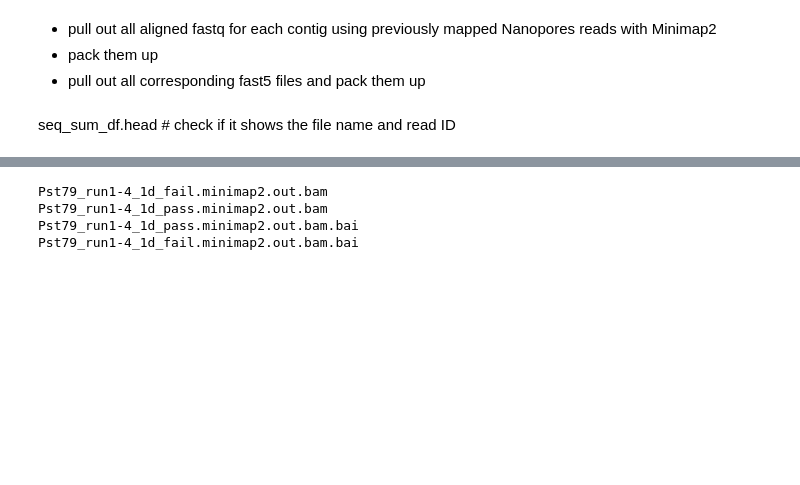
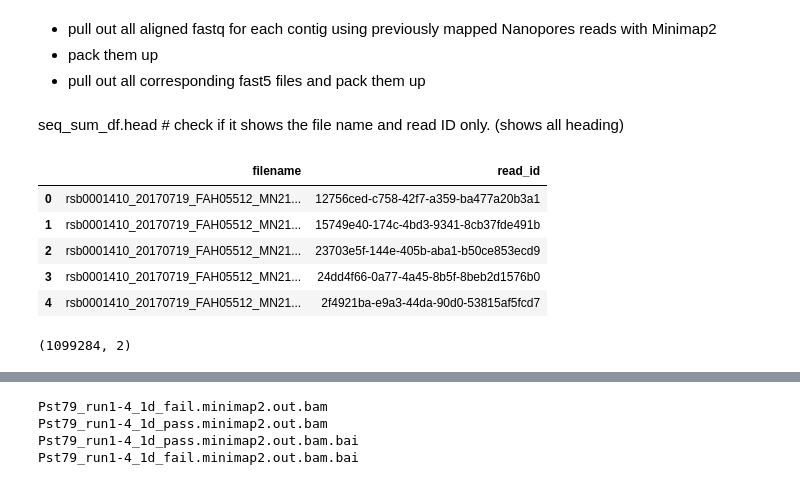
Before and after one commit to BenjaminSchwessinger/Honours_year, a Jupyter notebook: fisher/methylation/Methylation_calling_input_preparation-Contig_019.ipynb, the cells around one changed output, grey strips where cells are left out. Drawn from its saved outputs; the diff is of its cells as text; code cells hidden in the pictures; blank space fills up the shorter version.

```diff
--- a/fisher/methylation/Methylation_calling_input_preparation-Contig_019.ipynb
+++ b/fisher/methylation/Methylation_calling_input_preparation-Contig_019.ipynb
@@ -47,2 +49,11 @@ small_df = seq_sum_df.iloc[:, [0,1]].copy()
 # %% [markdown]
-seq_sum_df.head # check if it shows the file name and read ID
+seq_sum_df.head # check if it shows the file name and read ID only. (shows all heading)
+# %%
+small_df.head() #check format of dataframe
+# %% [output]
+|  | filename | read_id |
+| 0 | rsb0001410_20170719_FAH05512_MN21... | 12756ced-c758-42f7-a359-ba477a20b3a1 |
+| 1 | rsb0001410_20170719_FAH05512_MN21... | 15749e40-174c-4bd3-9341-8cb37fde491b |
+| 2 | rsb0001410_20170719_FAH05512_MN21... | 23703e5f-144e-405b-aba1-b50ce853ecd9 |
+| 3 | rsb0001410_20170719_FAH05512_MN21... | 24dd4f66-0a77-4a45-8b5f-8beb2d1576b0 |
+| 4 | rsb0001410_20170719_FAH05512_MN21... | 2f4921ba-e9a3-44da-90d0-53815af5fcd7 |
@@ -48,0 +68,4 @@ seq_sum_df.head # check if it shows the file name and read ID
+# %%
+df2.shape
+# %% [output]
+(1099284, 2)
```
Also changed, not shown: parts of 20 cells of this notebook, 1 other file.
